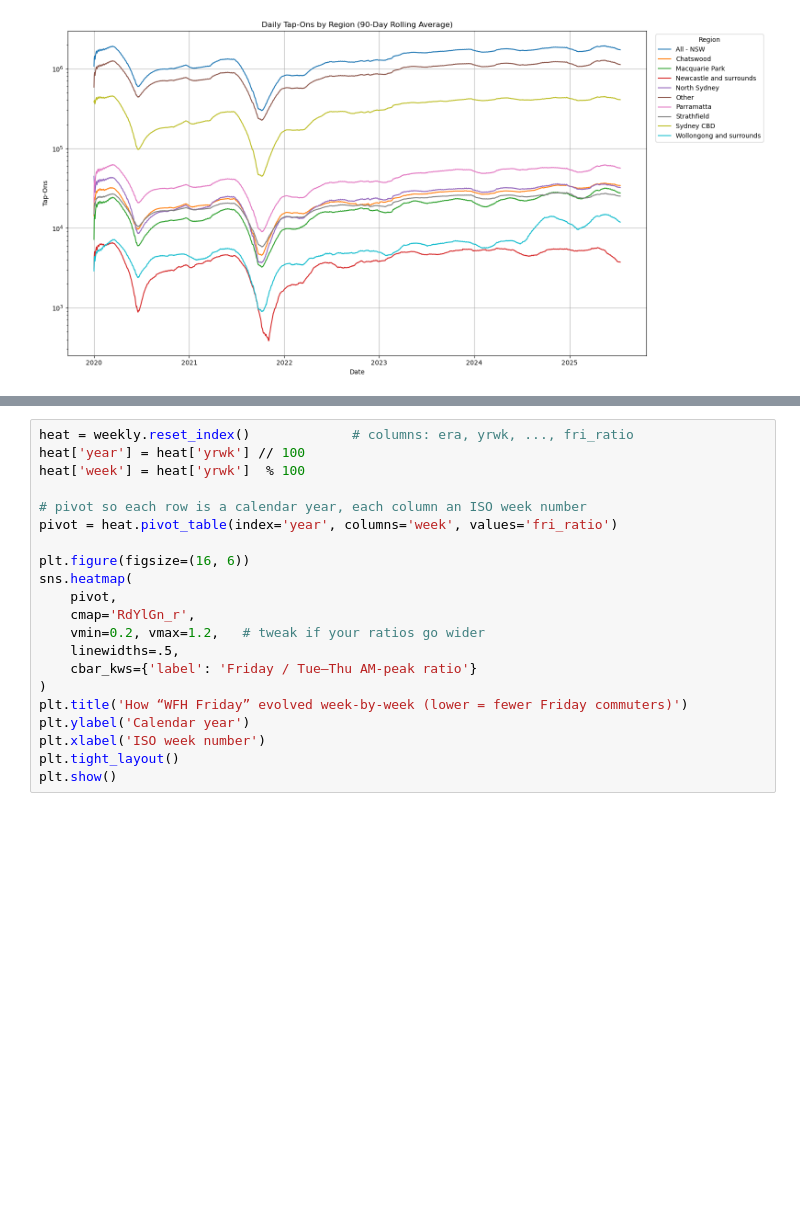
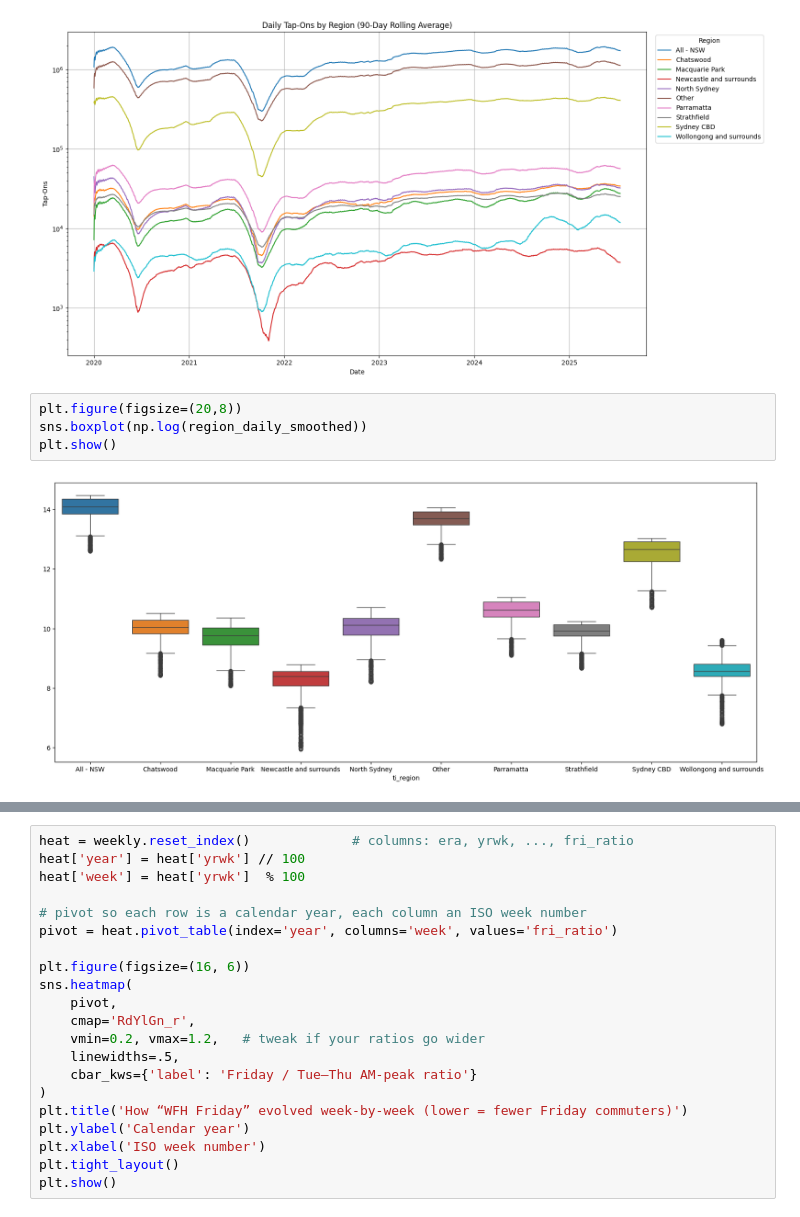
Before and after one commit to devilshadow04/nsw-friday-commute-analysis, a Jupyter notebook: WDAC_2025_data/report/notebook.ipynb, the cells around one changed output, grey strips where cells are left out. Cells and saved outputs as stored; diff of their text form; blank space fills up the shorter version.

```diff
--- a/WDAC_2025_data/report/notebook.ipynb
+++ b/WDAC_2025_data/report/notebook.ipynb
@@ -171,6 +186,12 @@ plt.grid(True)
 plt.show()
 # %% [output]
 [figure]
+# %%
+plt.figure(figsize=(20,8))
+sns.boxplot(np.log(region_daily_smoothed))
+plt.show()
+# %% [output]
+[figure, added]
 # %%
 # --- 0.  Make a working copy and clean obvious junk --------------------------
 df = full_df.copy()
```
Also changed, not shown: parts of 13 cells of this notebook.
